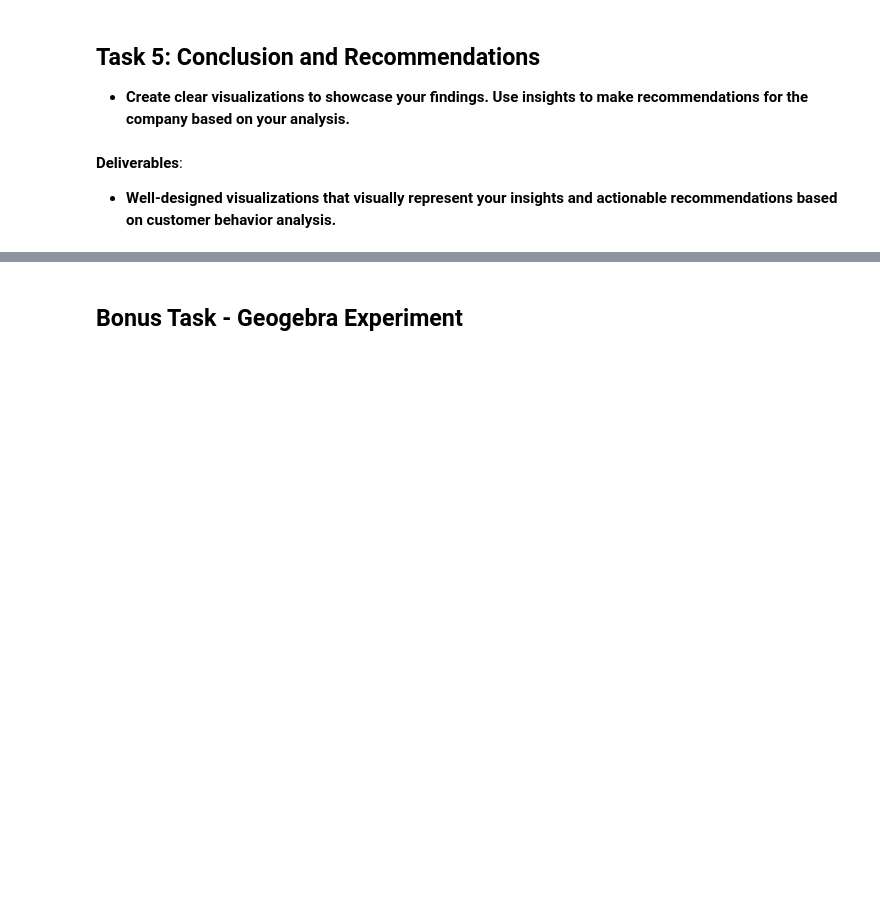
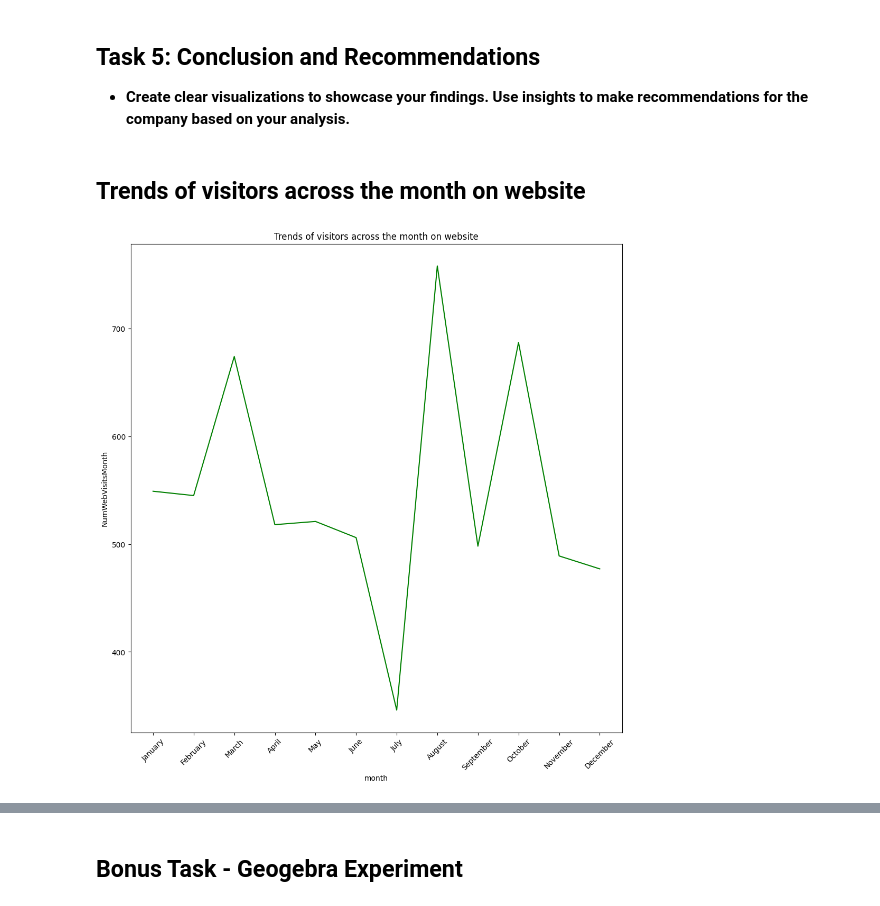
Before and after one commit to Tilak46-R/-Customer-Purchase-Behavior-Analysis-using-Descriptive-Statistics, a Jupyter notebook: Tilak_Assignment_of_Applied_Statistics_Project.ipynb, the cells around one changed output, grey strips where cells are left out. Drawn from its saved outputs; the diff is of its cells as text; code cells hidden in the pictures; blank space fills up the shorter version.

```diff
--- a/Tilak_Assignment_of_Applied_Statistics_Project.ipynb
+++ b/Tilak_Assignment_of_Applied_Statistics_Project.ipynb
@@ -751,7 +751,22 @@ plt.show()
 ## Task 5: Conclusion and Recommendations
 
 - **Create clear visualizations to showcase your findings. Use insights to make recommendations for the company based on your analysis.**
-# %% [markdown]
-**Deliverables**:
-
-- **Well-designed visualizations that visually represent your insights and actionable recommendations based on customer behavior analysis.**
+# %% [markdown]
+## **Trends of visitors across the month on website**
+# %%
+new_df['month'] = new_df['Dt_Customer'].dt.strftime('%B')
+# %%
+new_df['Day'] = new_df['Dt_Customer'].dt.strftime('%A')
+# %%
+months = ['January', 'February', 'March', 'April', 'May', 'June',
+    'July', 'August', 'September', 'October', 'November', 'December']
+
+new_df['month'] = pd.Categorical(new_df['month'], categories = months, ordered = True)
+
+plt.figure(figsize = (12,12))
+sns.lineplot(x = 'month', y = 'NumWebVisitsMonth', data = new_df.groupby('month')['NumWebVisitsMonth'].sum().reset_index(), color = 'green')
+plt.title("Trends of visitors across the month on website")
+plt.xticks(rotation = 45)
+plt.show()
+# %% [output]
+[figure, added]
```
Also changed, not shown: parts of 12 cells of this notebook.
